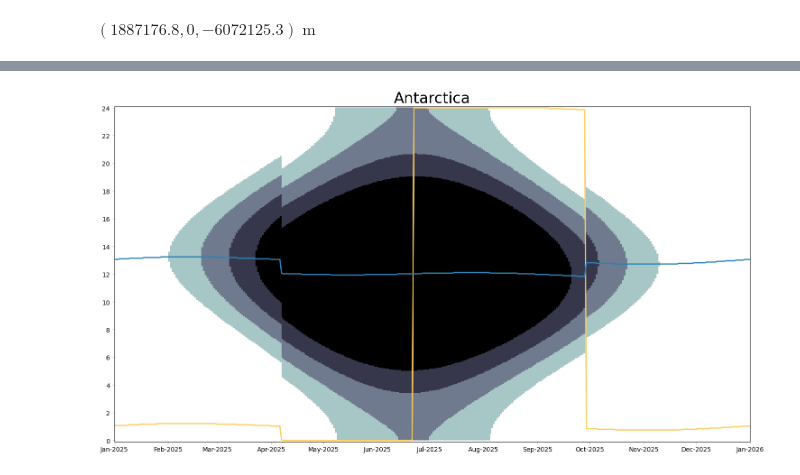
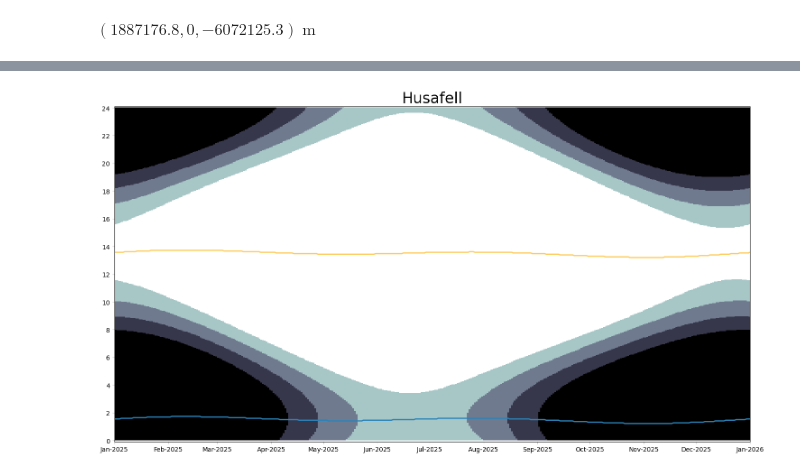
Before and after one commit to KCollins/post--yearly-sun-graph, a Jupyter notebook: geoscopr.ipynb, the cells around one changed output, grey strips where cells are left out. Drawn from its saved outputs; the diff is of its cells as text; code cells hidden in the pictures.

```diff
--- a/geoscopr.ipynb
+++ b/geoscopr.ipynb
@@ -365,8 +396,8 @@ $(1887176.8, 0, -6072125.3) \; \mathrm{m}$
 # %%
-address = "Antarctica"
+address = "Husafell"
 loc = coord.EarthLocation.of_address(address)
-tz = pytz.timezone("Antarctica/McMurdo")
+tz = pytz.timezone("UTC")
 fig = sun_info_plot(loc, tz)
 _ = fig.suptitle(address, fontsize=24, y=1.02);
 # %% [output]
-[figure, old version]
+[figure, new version]
```
Also changed, not shown: parts of 5 cells of this notebook.
